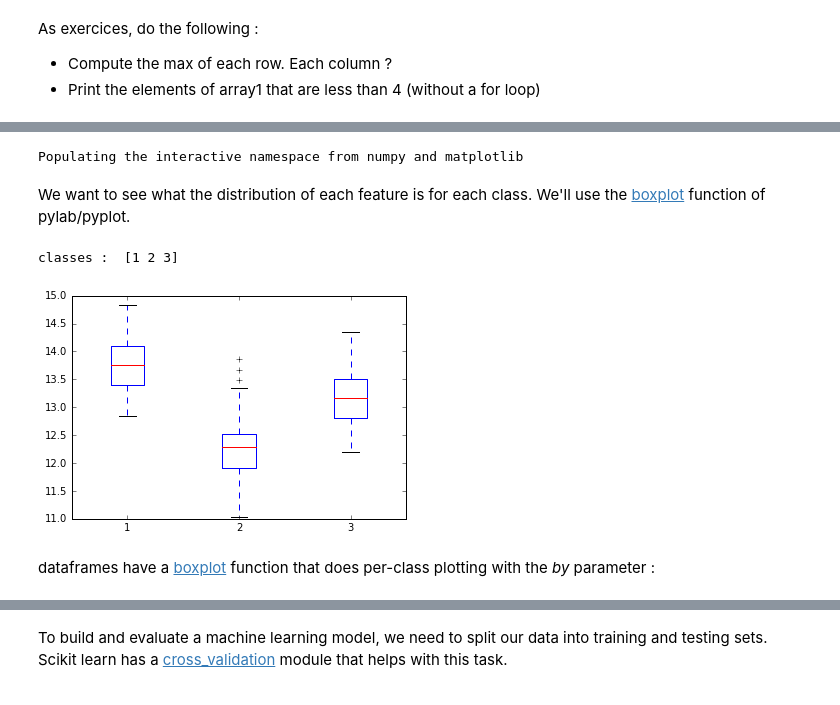
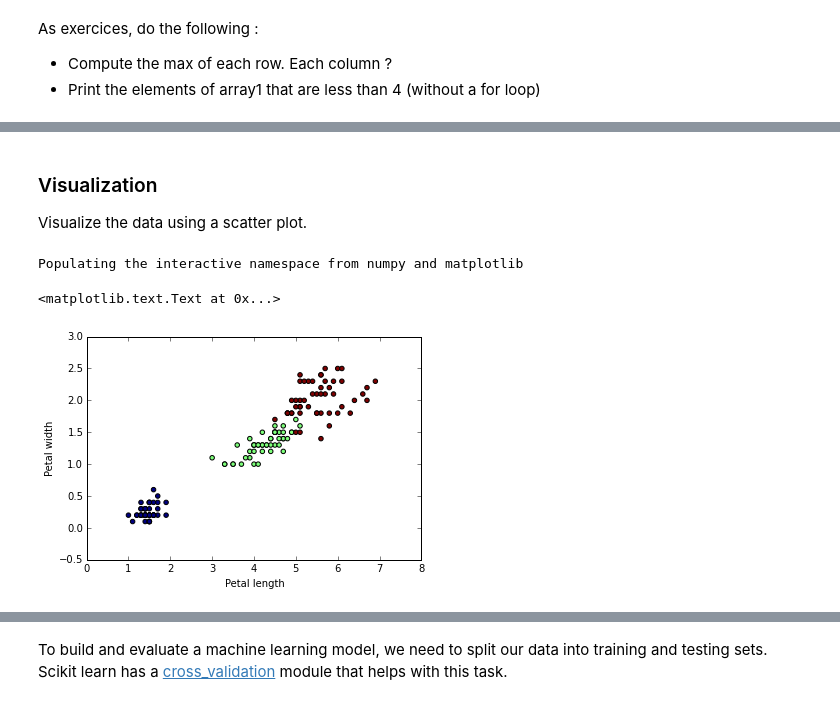
Before and after one commit to LFA2016/LFA2016.github.io, a Jupyter notebook: labo/intro_ipython/intro_ipython.ipynb, the cells around one changed output, grey strips where cells are left out. Cells and saved outputs as stored; diff of their text form; code cells hidden in the pictures.

```diff
--- a/labo/intro_ipython/intro_ipython.ipynb
+++ b/labo/intro_ipython/intro_ipython.ipynb
@@ -286,24 +182,22 @@ max      3.000000
+# %%
+from sklearn import datasets
+iris = datasets.load_iris()
+X = iris.data[:, 2:]  # we only take the last two features.
+Y = iris.target
+# %% [markdown]
+### Visualization
+
+Visualize the data using a scatter plot.
 # %%
 import pylab as pl # pylab is matplotlib
 # The line below enables matplotlib-ipython integration and allows plots to be displayed inline in the
 # notebook. The --no-import-all is to avoid polluting our namespace with a import *
 %pylab inline --no-import-all
+
+pl.scatter(X[:, 0], X[:, 1], c=Y)
+pl.xlabel('Petal length')
+pl.ylabel('Petal width')
 # %% [output]
 Populating the interactive namespace from numpy and matplotlib
+<matplotlib.text.Text at 0x...>
+[figure, added]
-# %% [markdown]
-We want to see what the distribution of each feature is for each class. We'll use the [boxplot](http://matplotlib.org/api/pyplot_api.html#matplotlib.pyplot.boxplot) function of pylab/pyplot.
-# %%
-classes = np.unique(df['class'])
-print 'classes : ', classes
-
-#alcohol_by_class = [df['alcohol'][df['class'] == c] for c in classes]
-alcohol_by_class = []
-for c in classes:
-    class_mask = df['class'] == c
-    alcohol_by_class.append(df['alcohol'][class_mask])
-_ = pl.boxplot(alcohol_by_class)
-# %% [output]
-classes :  [1 2 3]
-[figure, removed]
-# %% [markdown]
-dataframes have a [boxplot](http://pandas.pydata.org/pandas-docs/dev/generated/pandas.DataFrame.boxplot.html) function that does per-class plotting with the *by* parameter :
```
Also changed, not shown: parts of 76 cells of this notebook, 2 other files.
